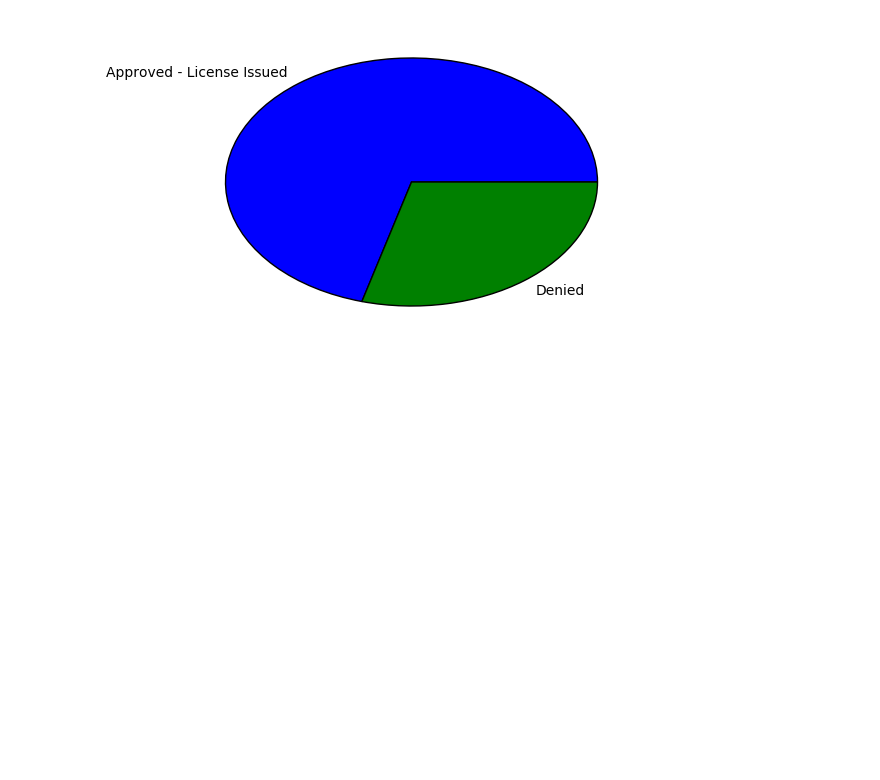
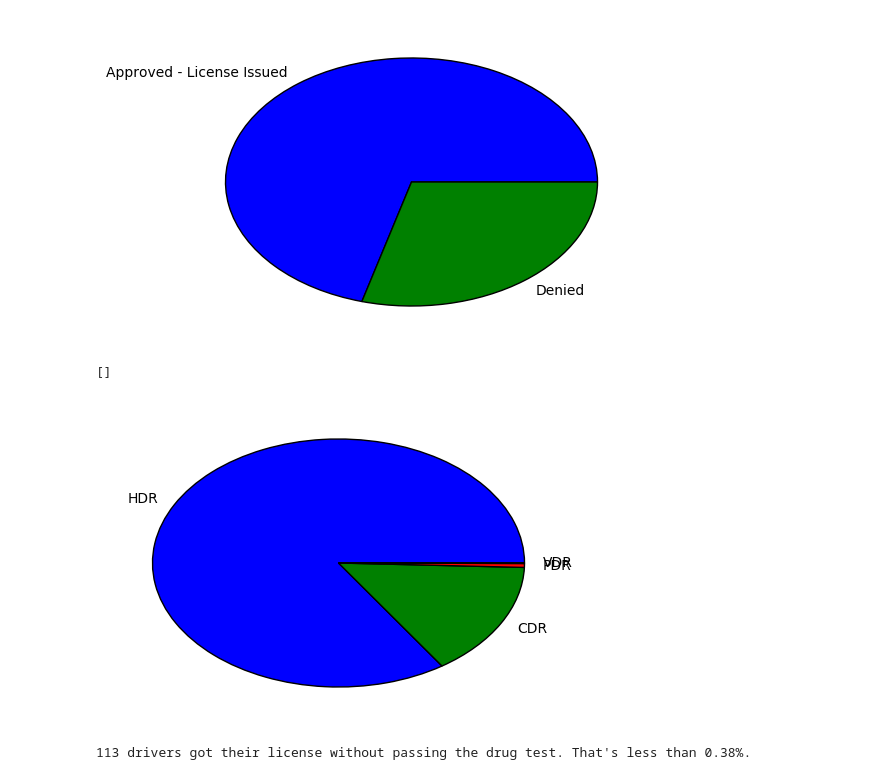
Before and after one commit to carlsednaoui/thinkful-data-science, a Jupyter notebook: coursework/unit_2/challenge.ipynb, the cells around one changed output. Drawn from its saved outputs; the diff is of its cells as text; code cells hidden in the pictures; blank space fills up the shorter version.

```diff
--- a/coursework/unit_2/challenge.ipynb
+++ b/coursework/unit_2/challenge.ipynb
@@ -49,3 +47,20 @@ plt.show()
 # %% [output]
 0.707014339827 0.292985660173
 [figure]
+# %%
+# find the distribution of license types
+
+licenses = df['Type']
+
+val = licenses.value_counts().get_values()
+keys = licenses.value_counts().keys()
+plt.pie(val, labels=keys)
+plt.plot()
+# %% [output]
+[]
+[figure, added]
+# %%
+license_no_drug_test = np.where((df["Status"] == "Approved - License Issued") & ~(df["Drug Test"] == "Complete"))
+print("{} drivers got their license without passing the drug test. That's less than {}%.".format(len(license_no_drug_test[0]), np.around(len(license_no_drug_test[0]) / row_count * 100,decimals=2)))
+# %% [output]
+113 drivers got their license without passing the drug test. That's less than 0.38%.
```
Also changed, not shown: parts of 3 cells of this notebook.
